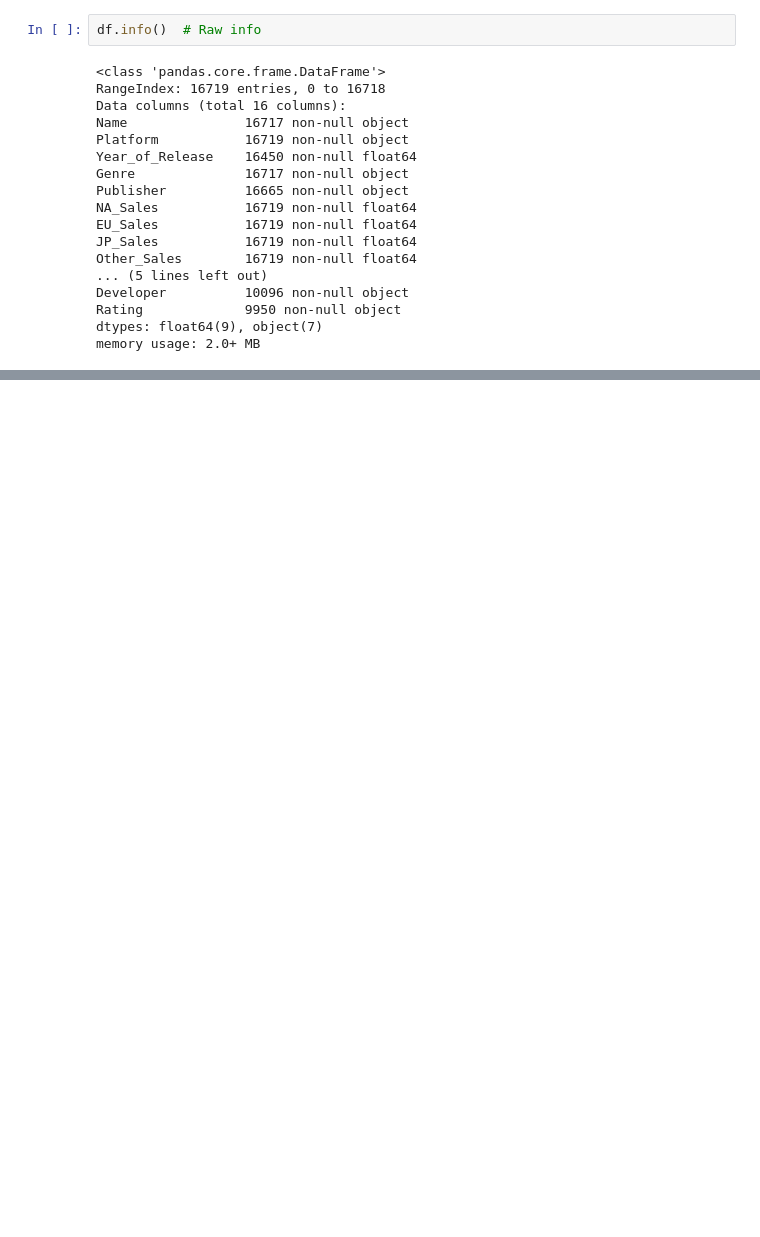
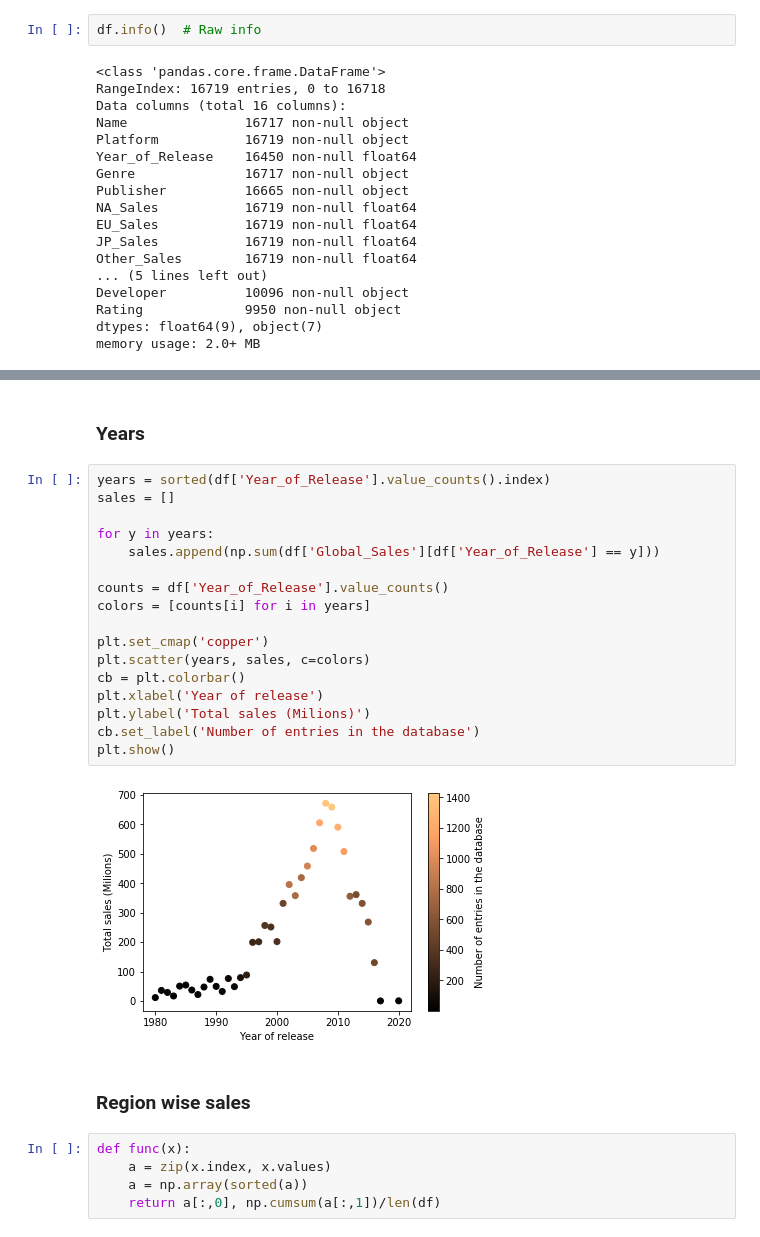
Before and after one commit to PedroLFerreira/Videogame-Data-Mining, a Jupyter notebook: videogames.ipynb, the cells around one changed output, grey strips where cells are left out. Drawn from its saved outputs; the diff is of its cells as text; blank space fills up the shorter version.

```diff
--- a/videogames.ipynb
+++ b/videogames.ipynb
@@ -73,0 +151,28 @@ sns.distplot(df['Critic_Score'])
+# %% [markdown]
+### Years
+# %%
+years = sorted(df['Year_of_Release'].value_counts().index)
+sales = []
+
+for y in years:
+    sales.append(np.sum(df['Global_Sales'][df['Year_of_Release'] == y]))
+
+counts = df['Year_of_Release'].value_counts()
+colors = [counts[i] for i in years]
+
+plt.set_cmap('copper')
+plt.scatter(years, sales, c=colors)
+cb = plt.colorbar()
+plt.xlabel('Year of release')
+plt.ylabel('Total sales (Milions)')
+cb.set_label('Number of entries in the database')
+plt.show()
+# %% [output]
+[figure, added]
+# %% [markdown]
+### Region wise sales
+# %%
+def func(x):
+    a = zip(x.index, x.values)
+    a = np.array(sorted(a))
+    return a[:,0], np.cumsum(a[:,1])/len(df)
```
Also changed, not shown: parts of 25 cells of this notebook, 1 other file.
